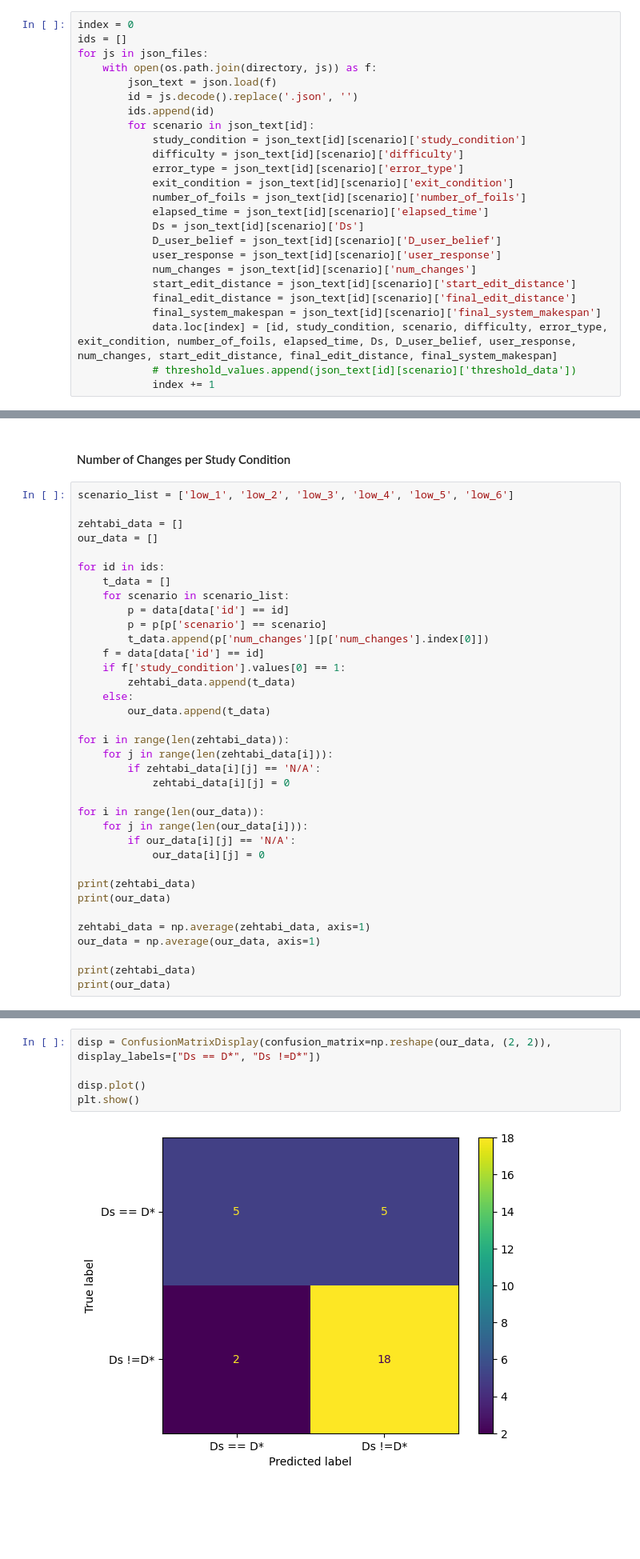
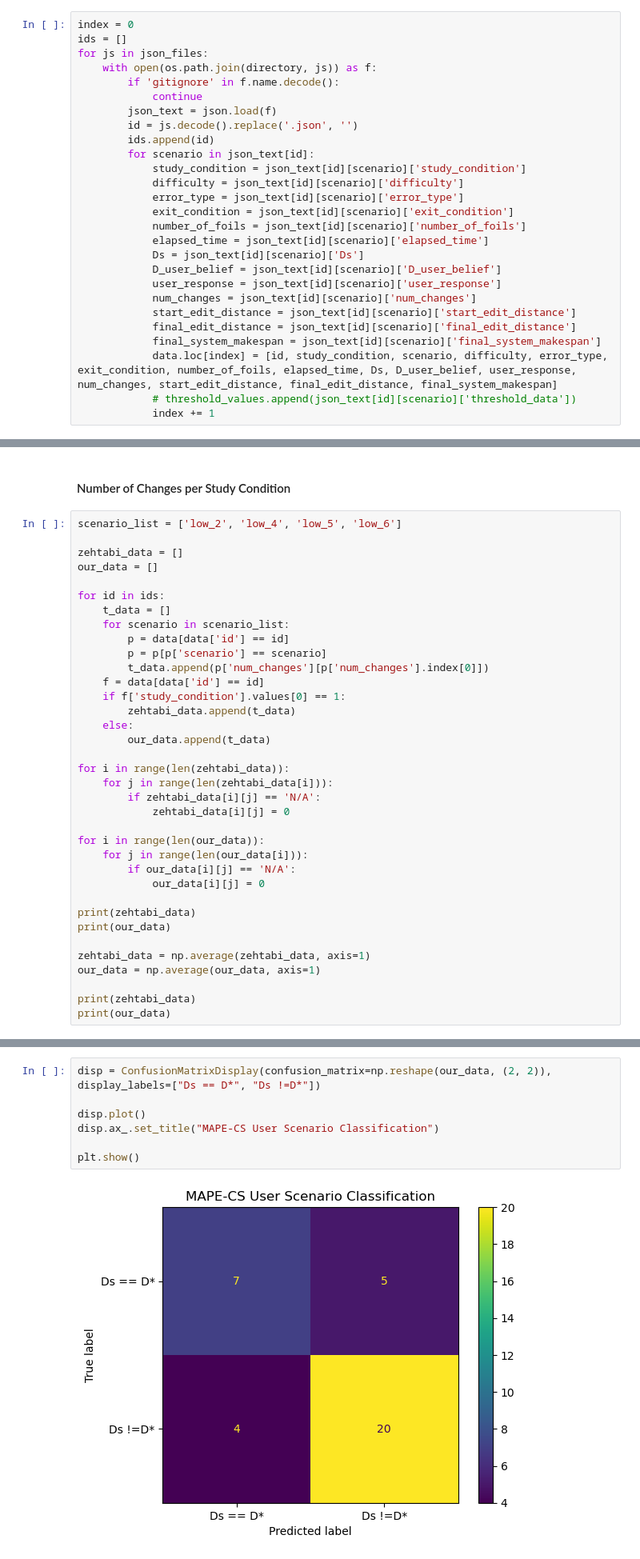
Before and after one commit to Ethan-Schneider/analysis_code, a Jupyter notebook: analysis.ipynb, the cells around one changed output, grey strips where cells are left out. Shown: that part at 80% size. Cells and saved outputs as stored; diff of their text form; blank space fills up the shorter version.

```diff
--- a/analysis.ipynb
+++ b/analysis.ipynb
@@ -25,6 +23,8 @@ index = 0
 ids = []
 for js in json_files:
     with open(os.path.join(directory, js)) as f:
+        if 'gitignore' in f.name.decode():
+            continue
         json_text = json.load(f)
         id = js.decode().replace('.json', '')
         ids.append(id)
@@ -553,7 +553,7 @@ for ax in axs.flat:
 # %% [markdown]
 #### Number of Changes per Study Condition
 # %%
-scenario_list = ['low_1', 'low_2', 'low_3', 'low_4', 'low_5', 'low_6']
+scenario_list = ['low_2', 'low_4', 'low_5', 'low_6']
 
 zehtabi_data = []
 our_data = []
@@ -753,10 +762,12 @@ plt.show()
 # %%
 disp = ConfusionMatrixDisplay(confusion_matrix=np.reshape(our_data, (2, 2)), display_labels=["Ds == D*", "Ds !=D*"])
 
 disp.plot()
+disp.ax_.set_title("MAPE-CS User Scenario Classification")
+
 plt.show()
 # %% [output]
-[figure, old version]
+[figure, new version]
 # %% [markdown]
 ### Threshold Data and Graphs
 # %%
```
Also changed, not shown: parts of 17 cells of this notebook.
